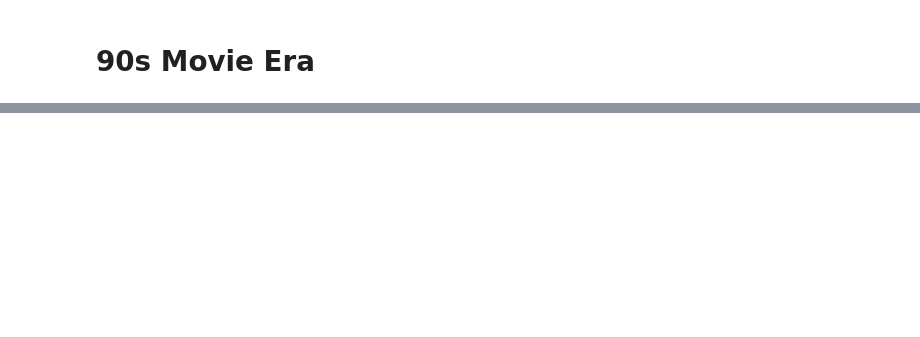
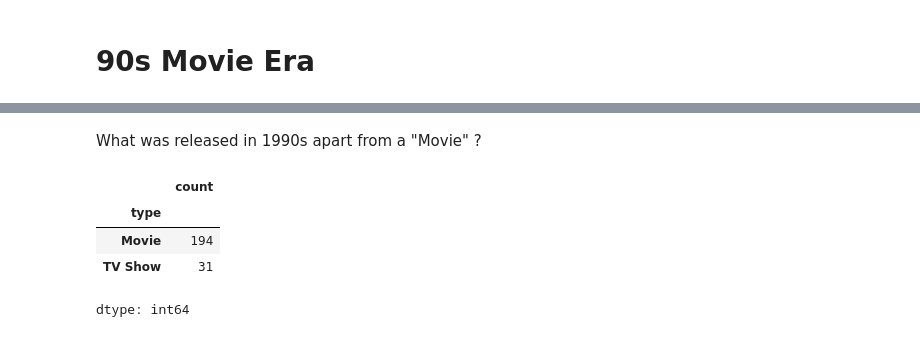
Before and after one commit to HarisJafri-xcode/Python-for-DS, a Jupyter notebook: 07-Projects/Investigating_Netflix_Movies.ipynb, the cells around one changed output, grey strips where cells are left out. Cells and saved outputs as stored; diff of their text form; code cells hidden in the pictures; blank space fills up the shorter version.

```diff
--- a/07-Projects/Investigating_Netflix_Movies.ipynb
+++ b/07-Projects/Investigating_Netflix_Movies.ipynb
@@ -115,3 +118,13 @@ df_90s_movies.shape
+# %% [markdown]
+What was released in 1990s apart from a "Movie" ?
+# %%
+df_90s_movies['type'].value_counts(dropna=False)
+# %% [output]
+|  | count |
+| type |  |
+| Movie | 194 |
+| TV Show | 31 |
+dtype: int64
 # %%
 df_90s_movies_only = df_90s_movies[df_90s_movies['type'] == 'Movie']
 df_90s_movies_only.head()
```
Also changed, not shown: parts of 15 cells of this notebook.
